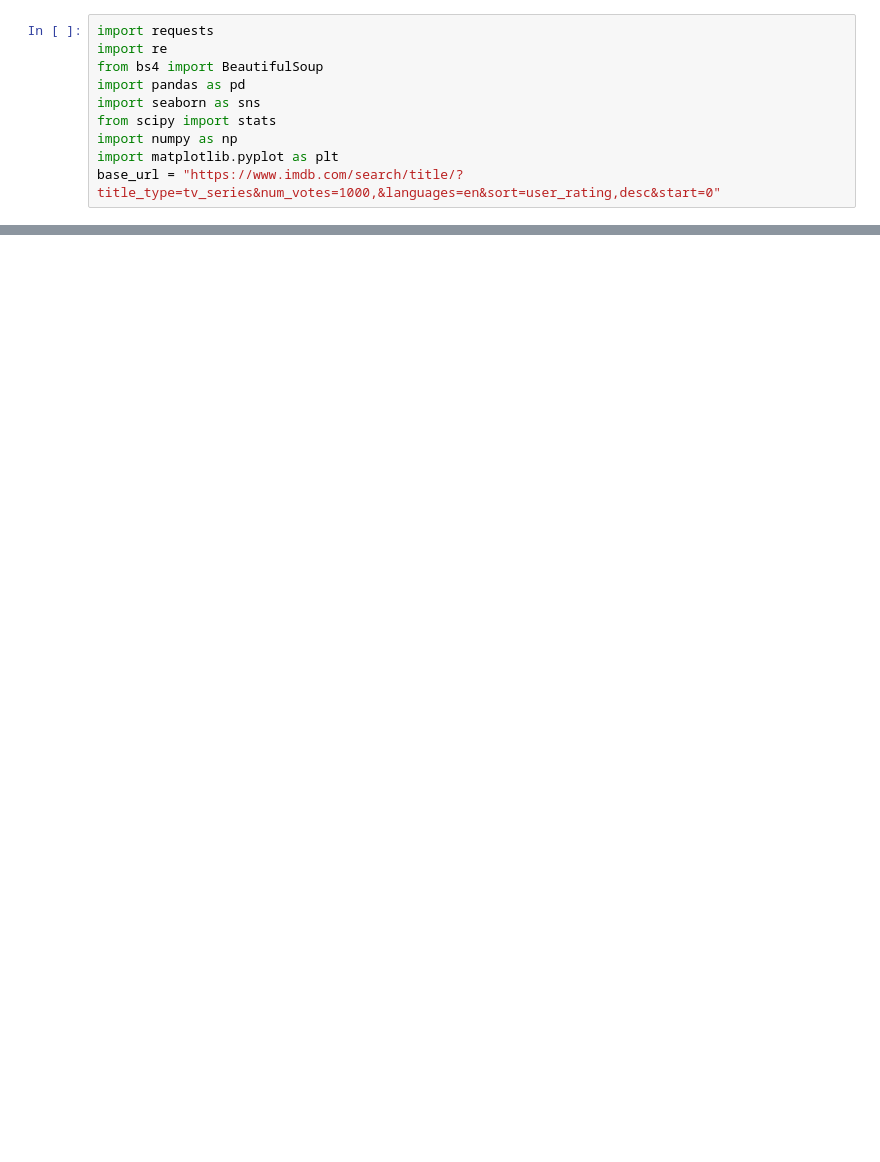
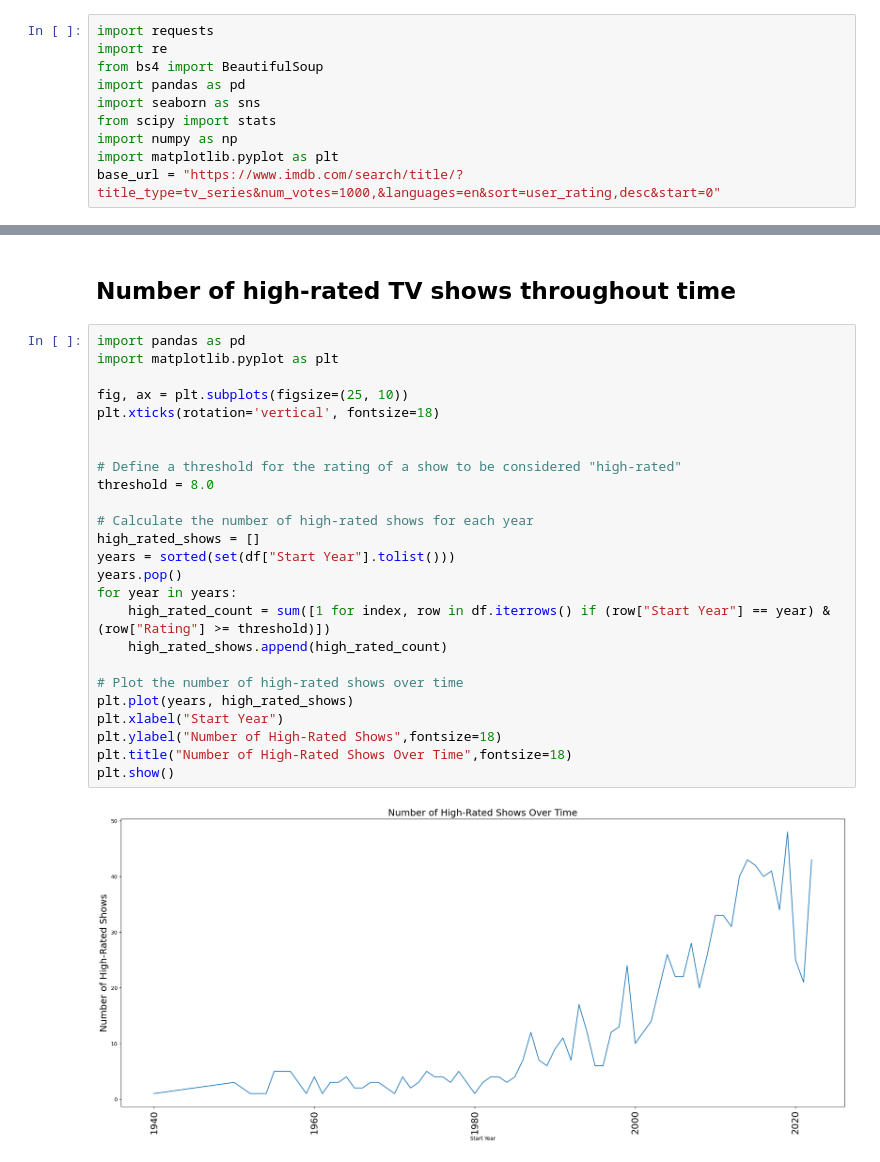
Before and after one commit to Harichandana0301/Project3-Data-Scraping-Analysis-on-top-1000-tv-shows, a Jupyter notebook: Project3.ipynb, the cells around one changed output, grey strips where cells are left out. Drawn from its saved outputs; the diff is of its cells as text; blank space fills up the shorter version.

```diff
--- a/Project3.ipynb
+++ b/Project3.ipynb
@@ -490,0 +132,29 @@ plt.show()
+# %% [markdown]
+## Number of high-rated TV shows throughout time
+# %%
+import pandas as pd
+import matplotlib.pyplot as plt
+
+fig, ax = plt.subplots(figsize=(25, 10))
+plt.xticks(rotation='vertical', fontsize=18)
+
+
+# Define a threshold for the rating of a show to be considered "high-rated"
+threshold = 8.0
+
+# Calculate the number of high-rated shows for each year
+high_rated_shows = []
+years = sorted(set(df["Start Year"].tolist()))
+years.pop()
+for year in years:
+    high_rated_count = sum([1 for index, row in df.iterrows() if (row["Start Year"] == year) & (row["Rating"] >= threshold)])
+    high_rated_shows.append(high_rated_count)
+
+# Plot the number of high-rated shows over time
+plt.plot(years, high_rated_shows)
+plt.xlabel("Start Year")
+plt.ylabel("Number of High-Rated Shows",fontsize=18)
+plt.title("Number of High-Rated Shows Over Time",fontsize=18)
+plt.show()
+# %% [output]
+[figure, added]
```
Also changed, not shown: parts of 52 cells of this notebook.
